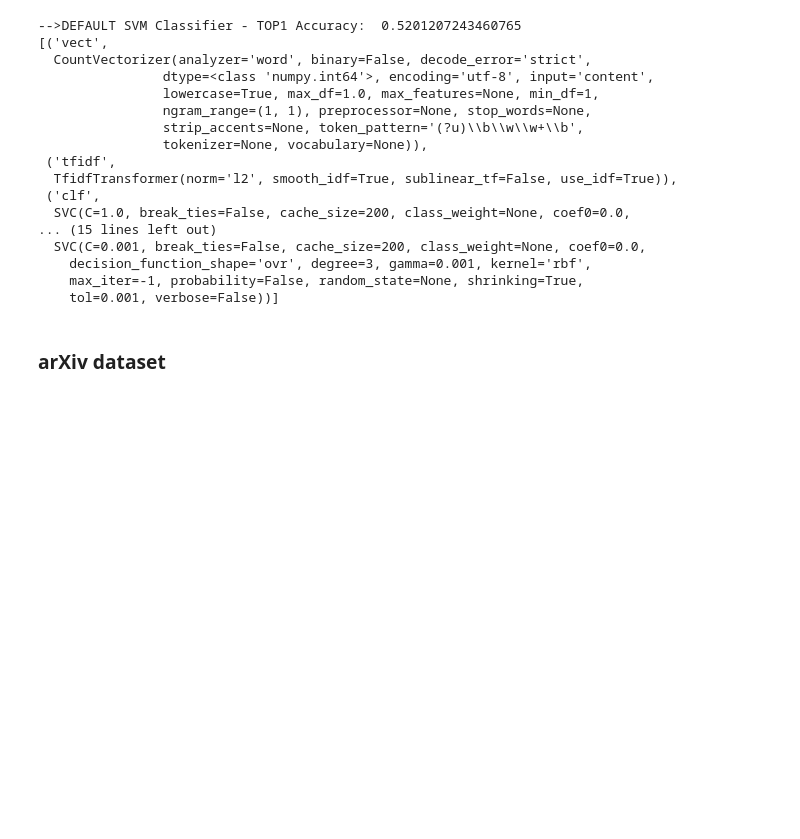
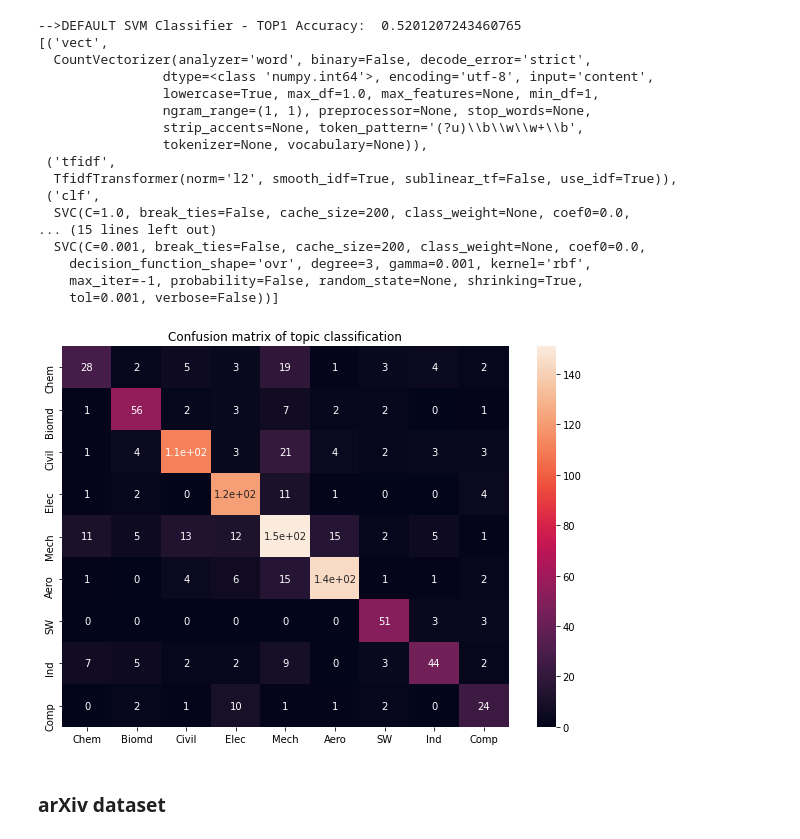
Before and after one commit to andresC98/One-Shot-DocClassifier, a Jupyter notebook: Notebooks/Classification_Baselines_(Top1Acc)_Wiki_and_ArXiv_datasets.ipynb, the cells around one changed output. Cells and saved outputs as stored; diff of their text form; code cells hidden in the pictures; blank space fills up the shorter version.

```diff
--- a/Notebooks/Classification_Baselines_(Top1Acc)_Wiki_and_ArXiv_datasets.ipynb
+++ b/Notebooks/Classification_Baselines_(Top1Acc)_Wiki_and_ArXiv_datasets.ipynb
@@ -437,6 +447,11 @@ pprint(svm.get_params(deep=False)['steps'])
     decision_function_shape='ovr', degree=3, gamma=0.001, kernel='rbf',
     max_iter=-1, probability=False, random_state=None, shrinking=True,
     tol=0.001, verbose=False))]
+# %%
+y_pred = svm.predict(x_test)
+doc_utils.plotConfMatrix(y_test, y_pred, model="SVM", dataset_type='wiki')
+# %% [output]
+[figure, added]
 # %% [markdown]
 ### arXiv dataset
 # %%
```
Also changed, not shown: parts of 4 cells of this notebook.
